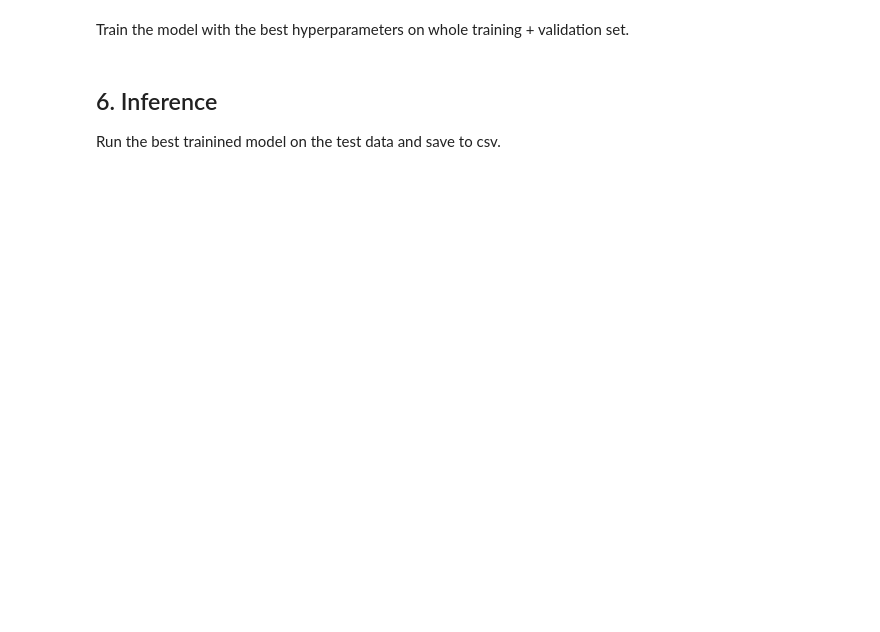
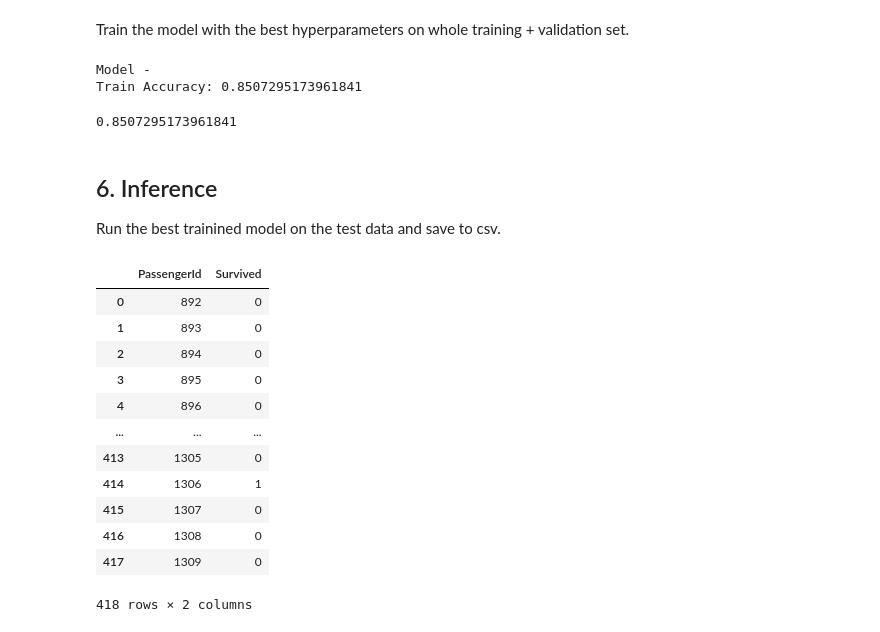
Before and after one commit to Stefan485/Artificial-Intelligence-1, a Jupyter notebook: Week 10/titanic/titanic_solution.ipynb, the cells around one changed output. Cells and saved outputs as stored; diff of their text form; code cells hidden in the pictures; blank space fills up the shorter version.

```diff
--- a/Week 10/titanic/titanic_solution.ipynb
+++ b/Week 10/titanic/titanic_solution.ipynb
@@ -615,12 +614,27 @@ F1 Score: 0.7472527472527474
 
 In order to have more stable testing results we can use K-fold cross validation. Look at [this](https://illustrated-machine-learning.github.io/#/machine-learning/ml-sampling-resampling#resampling) for more information.
 # %%
+from sklearn.base import clone
+
 # Create K fold cross validation method
 def k_fold_cross_validation(model, X, y, k_folds=10, verbose=True):
     train_scores = []
     test_scores = []
 
     # YOUR CODE HERE
+    kf = KFold(n_splits=k_folds, shuffle=True, random_state=42)
+
+    for i, (train_index, valid_index) in enumerate(kf.split(X)):
+        X_train, X_valid = X.iloc[train_index], X.iloc[valid_index]
+        y_train, y_valid = y.iloc[train_index], y.iloc[valid_index]
+
+        # reinitialize the model
+        model = clone(model)
+
+        train_acc = train_model(model, X_train, y_train, f"Random Forrest K-fold {i}", verbose=False)
+        train_scores.append(train_acc)
+        eval_metrics = test_model(model, X_valid, y_valid, f"Random Forrest K-fold {i}", verbose=False)
+        test_scores.append(eval_metrics)
 
     mean_train_acc = np.mean(train_scores)
     mean_test_acc = np.mean([score[0] for score in test_scores])
@@ -654,3 +692,15 @@ best_score = 0
 best_params = None
 
 # YOUR CODE HERE
+for depth in max_depth:
+    for estimators in num_estimators:
+        for split in min_samples_split:
+            model = RandomForestClassifier(n_estimators=estimators, max_depth=depth, min_samples_split=split, random_state=42)
+            train_acc, test_acc, test_precision, test_recall, test_f1_score = k_fold_cross_validation(model, X, y, k_folds=10, verbose=False)
+            params = {"max_depth": depth, "num_estimators": estimators, "min_samples_split": split}
+            print(f"Model - {params}")
+            print(f"{train_acc}, {test_acc}, {test_precision}, {test_recall}, {test_f1_score}")
+            if test_acc > best_score:
+                best_score = test_acc
+                best_params = params
+                best_model = model
@@ -663,6 +731,39 @@ Best Score - 0
 # %% [markdown]
 Train the model with the best hyperparameters on whole training + validation set.
+# %%
+best_model = RandomForestClassifier(
+    n_estimators=best_params["num_estimators"],
+    max_depth=best_params["max_depth"],
+    min_samples_split=best_params["min_samples_split"]
+)
+train_model(best_model, X, y, "Random Forest - Tuned", verbose=True)
+# %% [output]
+Model -
+Train Accuracy: 0.8507295173961841
+0.8507295173961841
 # %% [markdown]
 ## 6. Inference
 
 Run the best trainined model on the test data and save to csv.
+# %%
+original_test_df = pd.read_csv('titanic_dataset/test.csv')
+test_results_df = pd.DataFrame(original_test_df["PassengerId"])
+test_results_df["Survived"] = best_model.predict(test_df)
+
+# save results to csv file
+test_results_df.to_csv("results.csv", index=False)
+test_results_df
+# %% [output]
+|  | PassengerId | Survived |
+| 0 | 892 | 0 |
+| 1 | 893 | 0 |
+| 2 | 894 | 0 |
+| 3 | 895 | 0 |
+| 4 | 896 | 0 |
+| ... | ... | ... |
+| 413 | 1305 | 0 |
+| 414 | 1306 | 1 |
+| 415 | 1307 | 0 |
+| 416 | 1308 | 0 |
+| 417 | 1309 | 0 |
+418 rows × 2 columns
```
Also changed, not shown: parts of 13 cells of this notebook, 2 other files.
